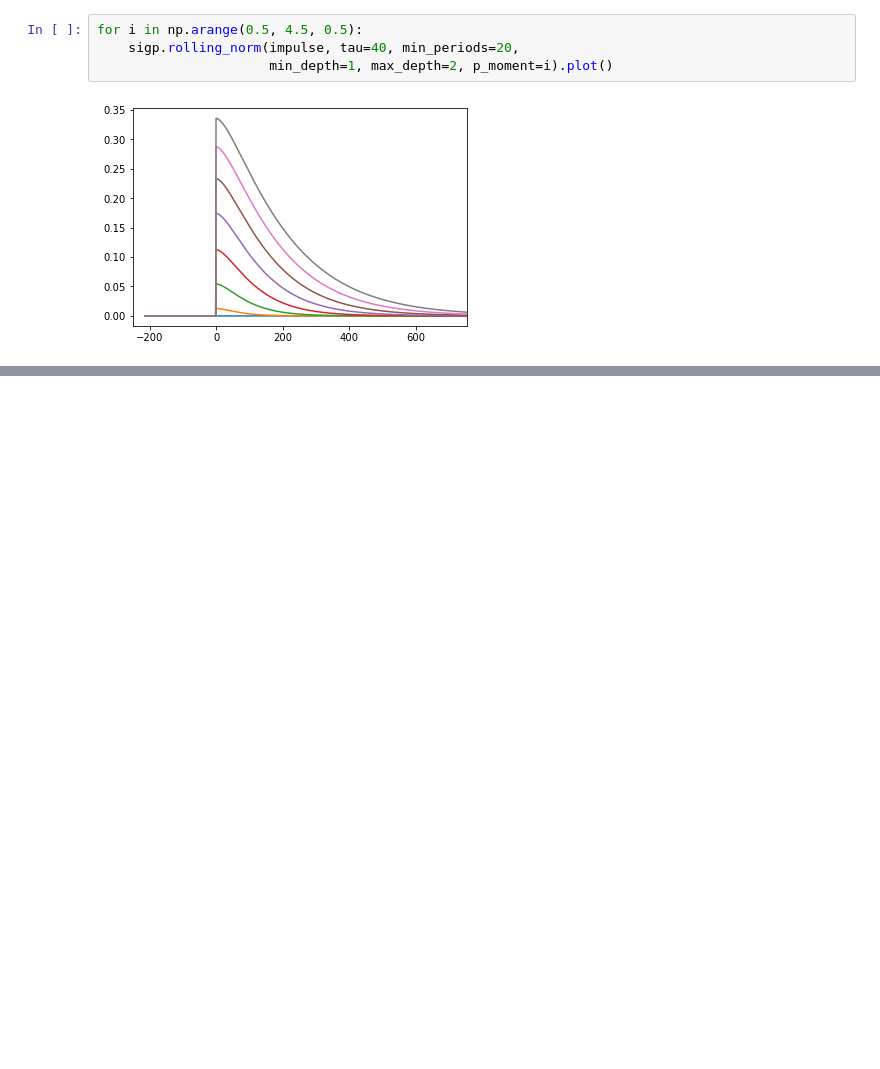
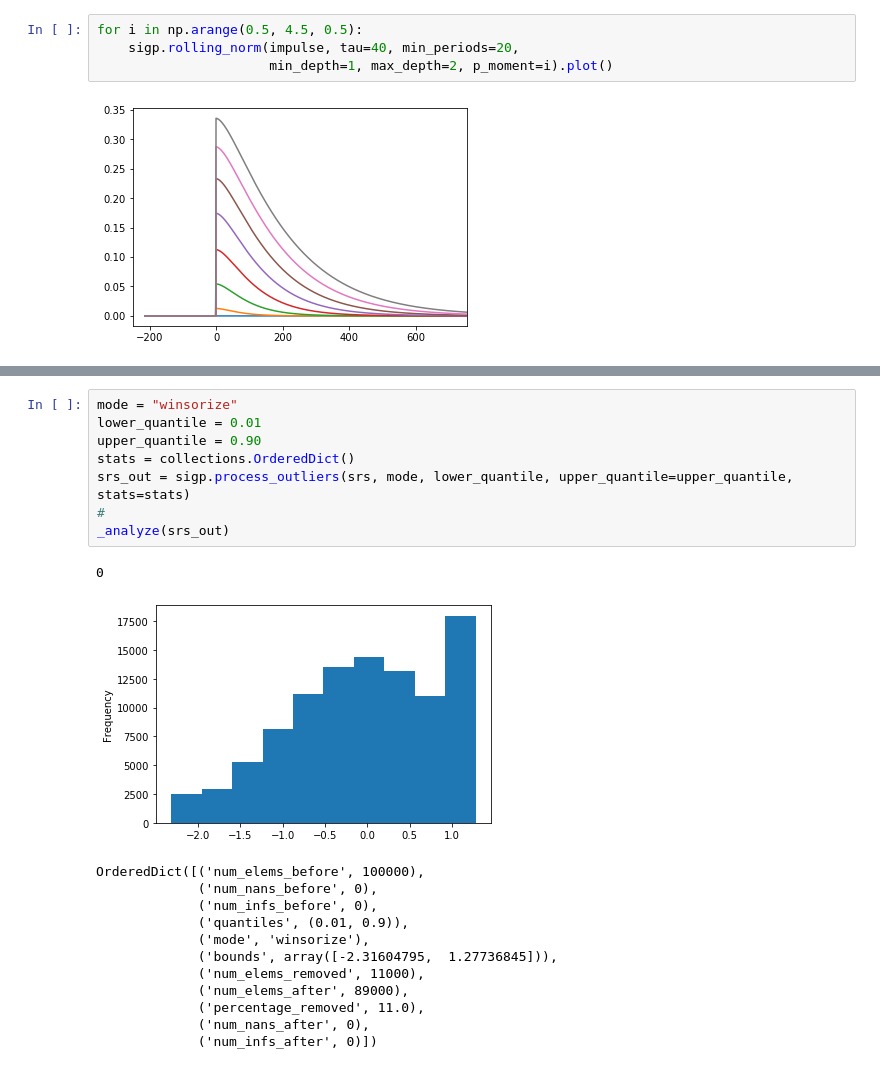
Before and after one commit to ajmal017/amp, a Jupyter notebook: core/notebooks/gallery_signal_processing.ipynb, the cells around one changed output, grey strips where cells are left out. Drawn from its saved outputs; the diff is of its cells as text; blank space fills up the shorter version.

```diff
--- a/core/notebooks/gallery_signal_processing.ipynb
+++ b/core/notebooks/gallery_signal_processing.ipynb
@@ -128,0 +178,22 @@ for i in np.arange(0.5, 4.5, 0.5):
+# %%
+mode = "winsorize"
+lower_quantile = 0.01
+upper_quantile = 0.90
+stats = collections.OrderedDict()
+srs_out = sigp.process_outliers(srs, mode, lower_quantile, upper_quantile=upper_quantile, stats=stats)
+#
+_analyze(srs_out)
+# %% [output]
+0
+[figure, added]
+OrderedDict([('num_elems_before', 100000),
+             ('num_nans_before', 0),
+             ('num_infs_before', 0),
+             ('quantiles', (0.01, 0.9)),
+             ('mode', 'winsorize'),
+             ('bounds', array([-2.31604795,  1.27736845])),
+             ('num_elems_removed', 11000),
+             ('num_elems_after', 89000),
+             ('percentage_removed', 11.0),
+             ('num_nans_after', 0),
+             ('num_infs_after', 0)])
```
Also changed, not shown: parts of 8 cells of this notebook, 9 other files.
